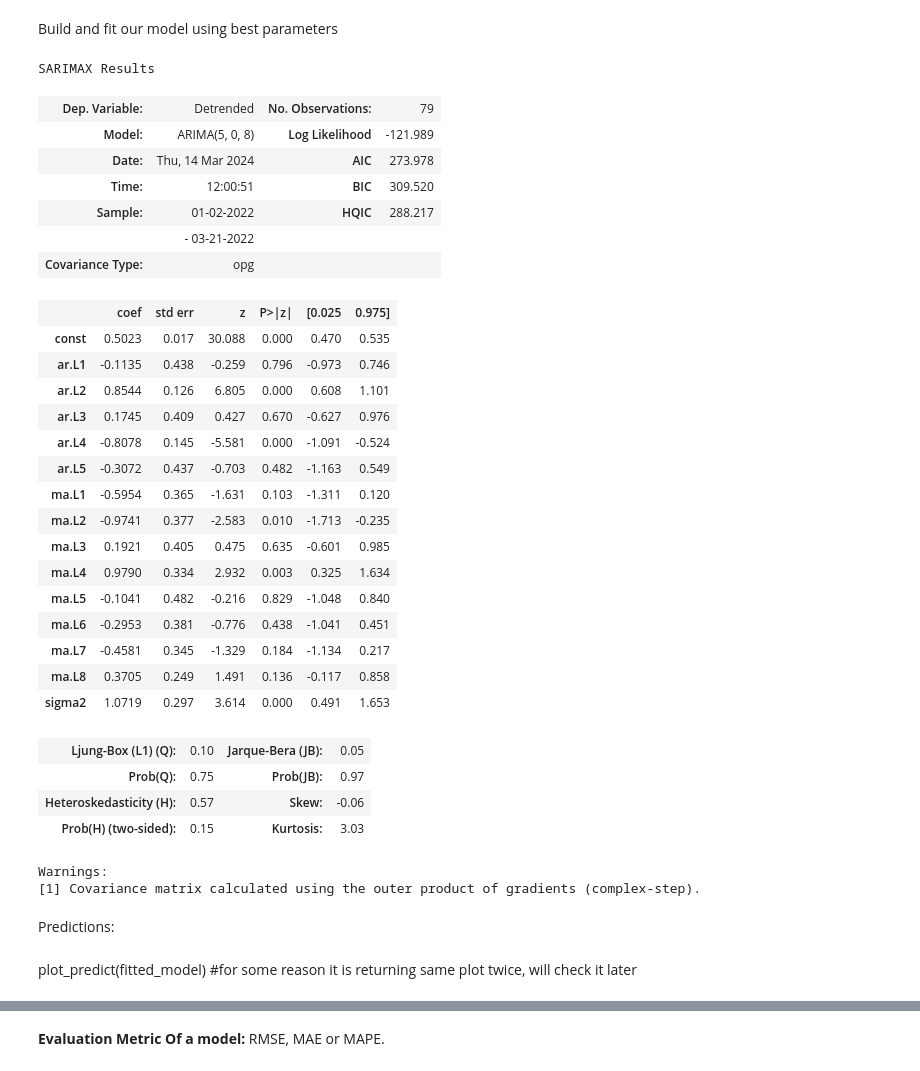
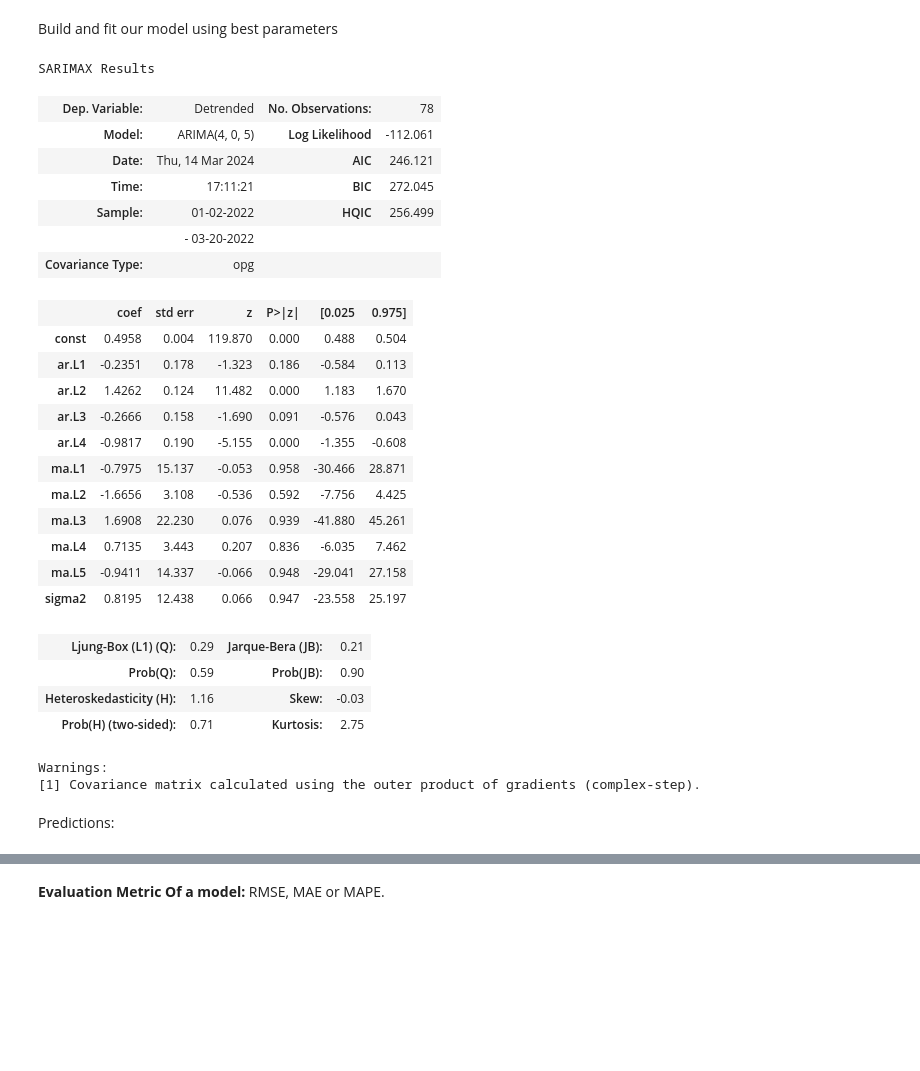
Before and after one commit to TanusreeDas/machine-learning-with-python, a Jupyter notebook: notebooks/time_series_forecasting-practice_code.ipynb, the cells around one changed output, grey strips where cells are left out. Cells and saved outputs as stored; diff of their text form; code cells hidden in the pictures; blank space fills up the shorter version.

```diff
--- a/notebooks/time_series_forecasting-practice_code.ipynb
+++ b/notebooks/time_series_forecasting-practice_code.ipynb
@@ -437,4 +439,6 @@ Training and Testing Data
 # %%
-train_size = int(0.8 * len(original_ts_df))  # 80% of data for training
-train_data = original_ts_df['Detrended'][:train_size]
-test_data = original_ts_df['Detrended'][train_size:]
+train_index = int(0.65 * len(original_ts_df))
+validation_index = train_index + int(0.15 * len(original_ts_df))
+train_data = original_ts_df['Detrended'][:train_index]
+validation_data = original_ts_df['Detrended'][train_index:validation_index]
+test_data = original_ts_df['Detrended'][validation_index:]
@@ -457,0 +445,9 @@ best loss: 1.7999970544641812
+# %%
+study = optuna.create_study(direction='minimize')
+study.optimize(optuna_objective, n_trials=20)
+
+best_params = study.best_params
+best_score = study.best_value
+
+print("Best Hyperparameters:", best_params)
+print("Best Mean Squared Error:", best_score)
@@ -458,46 +474,37 @@ best loss: 1.7999970544641812
 # %%
-#best parameters from hyper-parameter tuning
-p=5
-d=0
-q=8
-trend='c'
+p,d,q,trend_val=best_params['p'],best_params['d'],best_params['q'],best_params['trend']
 # %% [markdown]
 Build and fit our model using best parameters
 # %%
-model = ARIMA(train_data, order=(p, d, q))
+train_dalidation_data=pd.concat([train_data,validation_data])
+model = ARIMA(train_dalidation_data, order=(p, d, q), trend=trend_val)
 fitted_model = model.fit()
 
 fitted_model.summary()
 # %% [output]
 SARIMAX Results
-| Dep. Variable: | Detrended | No. Observations: | 79 |
-| Model: | ARIMA(5, 0, 8) | Log Likelihood | -121.989 |
-| Date: | Thu, 14 Mar 2024 | AIC | 273.978 |
-| Time: | 12:00:51 | BIC | 309.520 |
-| Sample: | 01-02-2022 | HQIC | 288.217 |
-|  | - 03-21-2022 |  |  |
+| Dep. Variable: | Detrended | No. Observations: | 78 |
+| Model: | ARIMA(4, 0, 5) | Log Likelihood | -112.061 |
+| Date: | Thu, 14 Mar 2024 | AIC | 246.121 |
+| Time: | 17:11:21 | BIC | 272.045 |
+| Sample: | 01-02-2022 | HQIC | 256.499 |
+|  | - 03-20-2022 |  |  |
 | Covariance Type: | opg |  |  |
 |  | coef | std err | z | P>|z| | [0.025 | 0.975] |
-| const | 0.5023 | 0.017 | 30.088 | 0.000 | 0.470 | 0.535 |
-| ar.L1 | -0.1135 | 0.438 | -0.259 | 0.796 | -0.973 | 0.746 |
-| ar.L2 | 0.8544 | 0.126 | 6.805 | 0.000 | 0.608 | 1.101 |
-| ar.L3 | 0.1745 | 0.409 | 0.427 | 0.670 | -0.627 | 0.976 |
-| ar.L4 | -0.8078 | 0.145 | -5.581 | 0.000 | -1.091 | -0.524 |
-| ar.L5 | -0.3072 | 0.437 | -0.703 | 0.482 | -1.163 | 0.549 |
-| ma.L1 | -0.5954 | 0.365 | -1.631 | 0.103 | -1.311 | 0.120 |
-| ma.L2 | -0.9741 | 0.377 | -2.583 | 0.010 | -1.713 | -0.235 |
-| ma.L3 | 0.1921 | 0.405 | 0.475 | 0.635 | -0.601 | 0.985 |
-| ma.L4 | 0.9790 | 0.334 | 2.932 | 0.003 | 0.325 | 1.634 |
-| ma.L5 | -0.1041 | 0.482 | -0.216 | 0.829 | -1.048 | 0.840 |
-| ma.L6 | -0.2953 | 0.381 | -0.776 | 0.438 | -1.041 | 0.451 |
-| ma.L7 | -0.4581 | 0.345 | -1.329 | 0.184 | -1.134 | 0.217 |
-| ma.L8 | 0.3705 | 0.249 | 1.491 | 0.136 | -0.117 | 0.858 |
-| sigma2 | 1.0719 | 0.297 | 3.614 | 0.000 | 0.491 | 1.653 |
+| const | 0.4958 | 0.004 | 119.870 | 0.000 | 0.488 | 0.504 |
+| ar.L1 | -0.2351 | 0.178 | -1.323 | 0.186 | -0.584 | 0.113 |
+| ar.L2 | 1.4262 | 0.124 | 11.482 | 0.000 | 1.183 | 1.670 |
+| ar.L3 | -0.2666 | 0.158 | -1.690 | 0.091 | -0.576 | 0.043 |
+| ar.L4 | -0.9817 | 0.190 | -5.155 | 0.000 | -1.355 | -0.608 |
+| ma.L1 | -0.7975 | 15.137 | -0.053 | 0.958 | -30.466 | 28.871 |
+| ma.L2 | -1.6656 | 3.108 | -0.536 | 0.592 | -7.756 | 4.425 |
+| ma.L3 | 1.6908 | 22.230 | 0.076 | 0.939 | -41.880 | 45.261 |
+| ma.L4 | 0.7135 | 3.443 | 0.207 | 0.836 | -6.035 | 7.462 |
+| ma.L5 | -0.9411 | 14.337 | -0.066 | 0.948 | -29.041 | 27.158 |
+| sigma2 | 0.8195 | 12.438 | 0.066 | 0.947 | -23.558 | 25.197 |
-| Ljung-Box (L1) (Q): | 0.10 | Jarque-Bera (JB): | 0.05 |
-| Prob(Q): | 0.75 | Prob(JB): | 0.97 |
-| Heteroskedasticity (H): | 0.57 | Skew: | -0.06 |
-| Prob(H) (two-sided): | 0.15 | Kurtosis: | 3.03 |
+| Ljung-Box (L1) (Q): | 0.29 | Jarque-Bera (JB): | 0.21 |
+| Prob(Q): | 0.59 | Prob(JB): | 0.90 |
+| Heteroskedasticity (H): | 1.16 | Skew: | -0.03 |
+| Prob(H) (two-sided): | 0.71 | Kurtosis: | 2.75 |
 Warnings:
 [1] Covariance matrix calculated using the outer product of gradients (complex-step).
-# %% [markdown]
-Predictions:
@@ -506,2 +511,2 @@ predictions = fitted_model.forecast(steps=len(test_data))
-# %% [markdown]
-plot_predict(fitted_model) #for some reason it is returning same plot twice, will check it later
+# %% [markdown]
+Predictions:
```
Also changed, not shown: parts of 36 cells of this notebook.
